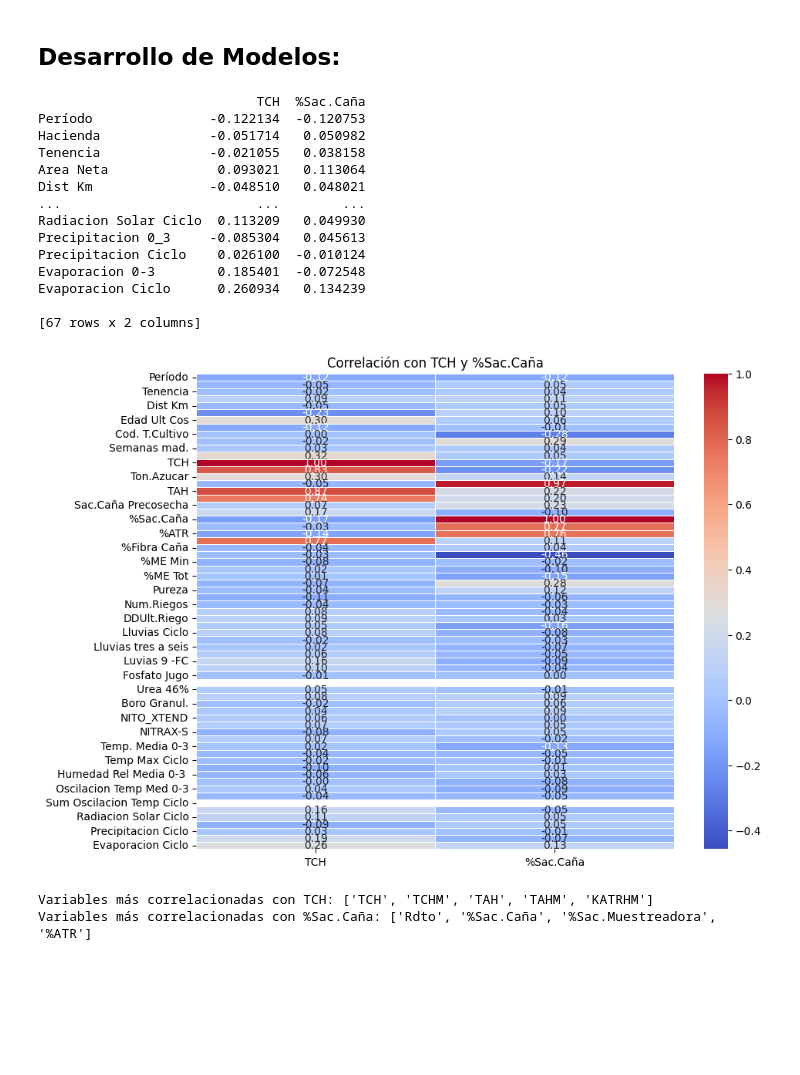
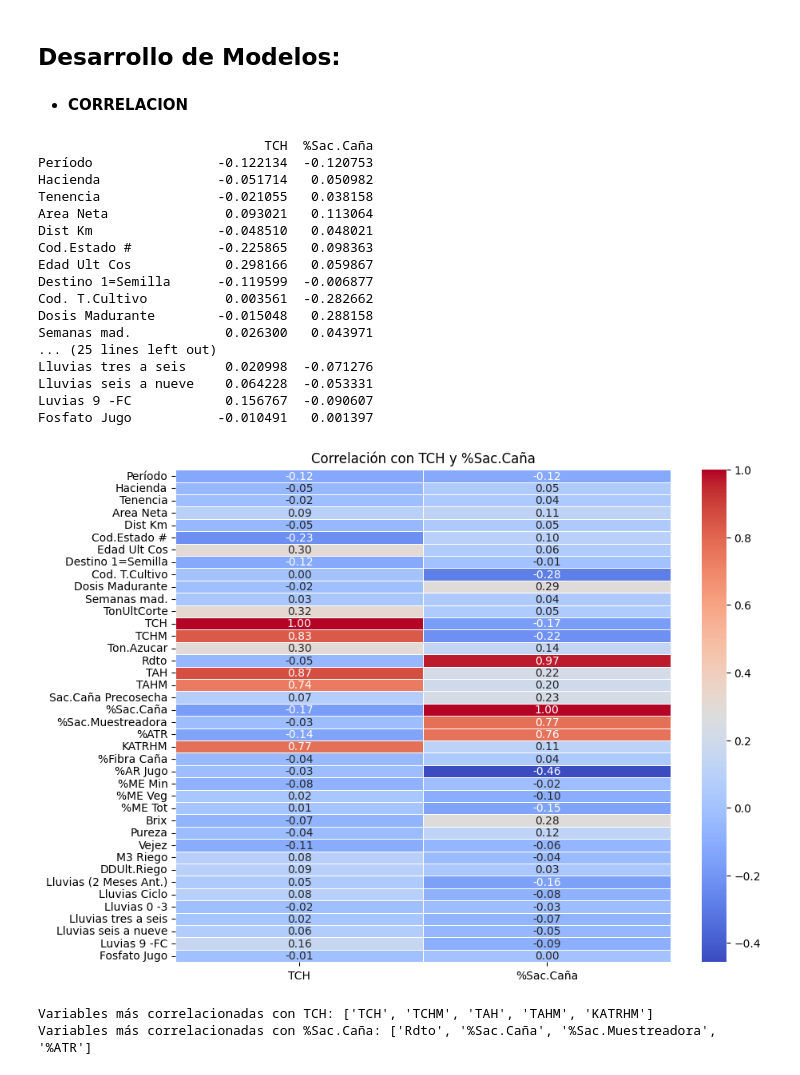
Before and after one commit to mcordoba12/Laboratorio-1, a Jupyter notebook: Lab1.ipynb, the cells around one changed output. Drawn from its saved outputs; the diff is of its cells as text; code cells hidden in the pictures; blank space fills up the shorter version.

```diff
--- a/Lab1.ipynb
+++ b/Lab1.ipynb
@@ -129,30 +131,13 @@ Evaporacion 0-3          16497
 Evaporacion Ciclo        16497
 Length: 85, dtype: int64
 # %%
-from sklearn.impute import SimpleImputer
+# Contar valores nulos por columna
+nulos = df.isnull().sum()
 
-# Copiar el DataFrame original para no sobrescribirlo
-df_cleaned = df.copy()
+# Eliminar columnas con más del 50% de valores nulos
+umbral = 0.5 * len(df)
+df_clean = df.loc[:, nulos < umbral]
 
-# **Eliminar columnas que están completamente vacías (sin valores válidos)**
-df_cleaned = df_cleaned.loc[:, df_cleaned.notnull().any(axis=0)]  # Eliminar columnas sin ningún valor válido
-
-# **1. Imputar columnas numéricas con la media**
-# Seleccionar solo las columnas numéricas
-numeric_columns = df_cleaned.select_dtypes(include=['float64', 'int64']).columns
-
-# Imputar con la media para las columnas numéricas
-imputer_numeric = SimpleImputer(strategy='mean')  # O strategy='median' si prefieres la mediana
-df_cleaned[numeric_columns] = imputer_numeric.fit_transform(df_cleaned[numeric_columns])
-
-# **2. Imputar columnas categóricas con la moda (valor más frecuente)**
-# Seleccionar solo las columnas categóricas
-categorical_columns = df_cleaned.select_dtypes(include=['object']).columns
-
-# Imputar con la moda para las columnas categóricas
-imputer_cat = SimpleImputer(strategy='most_frequent')
-df_cleaned[categorical_columns] = imputer_cat.fit_transform(df_cleaned[categorical_columns])
-
-# **Verificar si ya no hay valores nulos**
-print(df_cleaned.isnull().sum())  # Esto debería imprimir 0 para todas las columnas
+print("Columnas eliminadas por exceso de nulos:", df.columns[~df.columns.isin(df_clean.columns)])
+print("Número de columnas restantes:", df_clean.shape[1])
 # %% [output]
@@ -171,35 +185,40 @@ Length: 83, dtype: int64
 # %% [markdown]
 ##  Desarrollo de Modelos:
+# %% [markdown]
+- **CORRELACION**
 # %%
 # Seleccionar solo las columnas numéricas
-numeric_columns = df.select_dtypes(include=['float64', 'int64']).columns
+numeric_columns = df_clean.select_dtypes(include=['float64', 'int64']).columns
 
 # Correlación entre las variables numéricas y TCH, %Sac.Caña
-correlation_matrix = df[numeric_columns].corr()
+correlation_matrix = df_clean[numeric_columns].corr()
 
 print(correlation_matrix[['TCH', '%Sac.Caña']])
 
 # Visualización de la matriz de correlación
 plt.figure(figsize=(10, 8))
 sns.heatmap(correlation_matrix[['TCH', '%Sac.Caña']], annot=True, cmap='coolwarm', fmt='.2f', linewidths=0.5)
 plt.title('Correlación con TCH y %Sac.Caña')
 plt.show()
 # %% [output]
-                            TCH  %Sac.Caña
-Período               -0.122134  -0.120753
-Hacienda              -0.051714   0.050982
-Tenencia              -0.021055   0.038158
-Area Neta              0.093021   0.113064
-Dist Km               -0.048510   0.048021
-...                         ...        ...
-Radiacion Solar Ciclo  0.113209   0.049930
-Precipitacion 0_3     -0.085304   0.045613
-Precipitacion Ciclo    0.026100  -0.010124
-Evaporacion 0-3        0.185401  -0.072548
-Evaporacion Ciclo      0.260934   0.134239
-
-[67 rows x 2 columns]
+                             TCH  %Sac.Caña
+Período                -0.122134  -0.120753
+Hacienda               -0.051714   0.050982
+Tenencia               -0.021055   0.038158
+Area Neta               0.093021   0.113064
+Dist Km                -0.048510   0.048021
+Cod.Estado #           -0.225865   0.098363
+Edad Ult Cos            0.298166   0.059867
+Destino 1=Semilla      -0.119599  -0.006877
+Cod. T.Cultivo          0.003561  -0.282662
+Dosis Madurante        -0.015048   0.288158
+Semanas mad.            0.026300   0.043971
+... (25 lines left out)
+Lluvias tres a seis     0.020998  -0.071276
+Lluvias seis a nueve    0.064228  -0.053331
+Luvias 9 -FC            0.156767  -0.090607
+Fosfato Jugo           -0.010491   0.001397
-[figure, old version]
+[figure, new version]
 # %%
 
 # Definir un umbral de correlación para considerar variables importantes (por ejemplo, 0.7 o -0.7)
```
Also changed, not shown: parts of 6 cells of this notebook.
